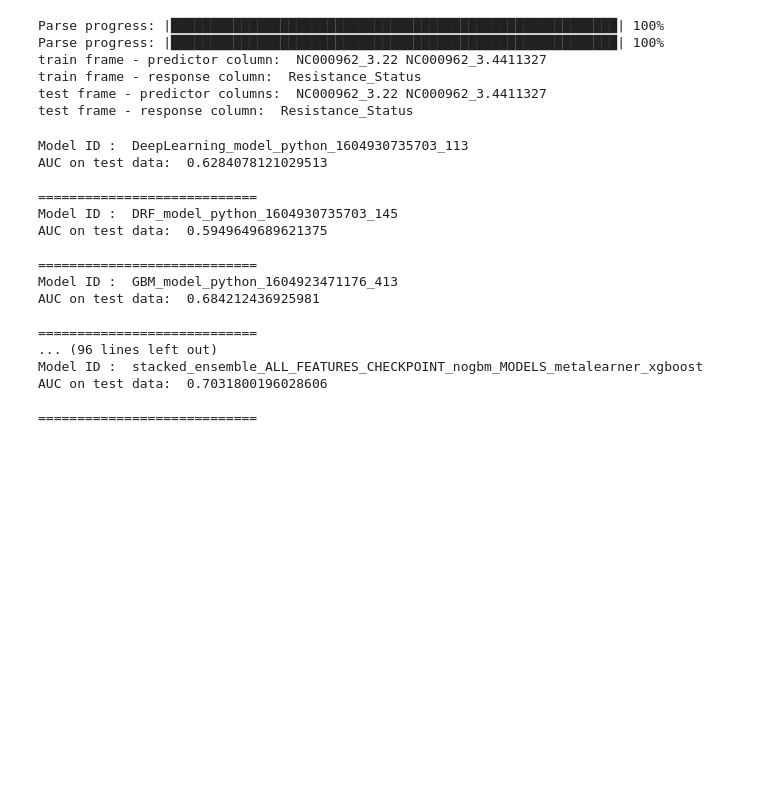
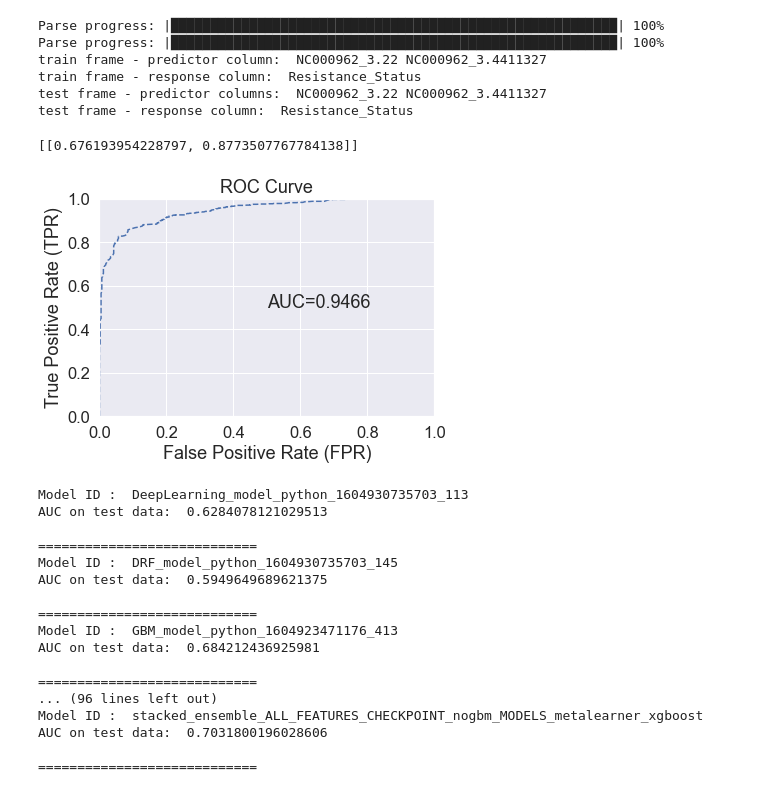
Before and after one commit to abhi18av/LJMU_Masters_Dissertation, a Jupyter notebook: src/notebooks/FINAL/007_model_inspection_with_without_pca.ipynb, the cells around one changed output. Cells and saved outputs as stored; diff of their text form; code cells hidden in the pictures; blank space fills up the shorter version.

```diff
--- a/src/notebooks/FINAL/007_model_inspection_with_without_pca.ipynb
+++ b/src/notebooks/FINAL/007_model_inspection_with_without_pca.ipynb
@@ -85,8 +85,25 @@ MAX_GRID_MODELS = 10
 
 x = train_predictor_cols
 y = train_response_col
-# %%
-top_dl= h2o.load_model(MODELS_LOCATION + "ALL_FEATURES/FINAL/top_dl/DeepLearning_model_python_1604930735703_113")
+# %%
+# top_dl= h2o.load_model(MODELS_LOCATION + "ALL_FEATURES/FINAL/top_dl/DeepLearning_model_python_1604930735703_113")
+# top_drf= h2o.load_model(MODELS_LOCATION + "ALL_FEATURES/FINAL/top_drf/DRF_model_python_1604930735703_145")
+
+top_gbm= h2o.load_model(MODELS_LOCATION + "ALL_FEATURES/FINAL/top_gbm/GBM_model_python_1604923471176_413")
+top_glm= h2o.load_model(MODELS_LOCATION + "ALL_FEATURES/FINAL/top_glm/GLM_model_python_1604923471176_393")
+top_nb= h2o.load_model(MODELS_LOCATION + "ALL_FEATURES/FINAL/top_nb/NaiveBayes_model_python_1604923471176_225")
+
+# Can't inspect this on Windows
+# top_xgb= h2o.load_model(MODELS_LOCATION + "ALL_FEATURES/FINAL/top_xgb/XGBoost_model_python_1604923471176_641")
+# %%
+mdl = top_gbm
+
+print(mdl.model_performance(train=True).accuracy())
+
+mdl.model_performance(train=True).plot()
+# %% [output]
+[[0.676193954228797, 0.8773507767784138]]
+[figure, added]
 # %%
 top_dl= h2o.load_model(MODELS_LOCATION + "ALL_FEATURES/FINAL/top_dl/DeepLearning_model_python_1604930735703_113")
 top_drf= h2o.load_model(MODELS_LOCATION + "ALL_FEATURES/FINAL/top_drf/DRF_model_python_1604930735703_145")
```
Also changed, not shown: parts of 3 cells of this notebook.
